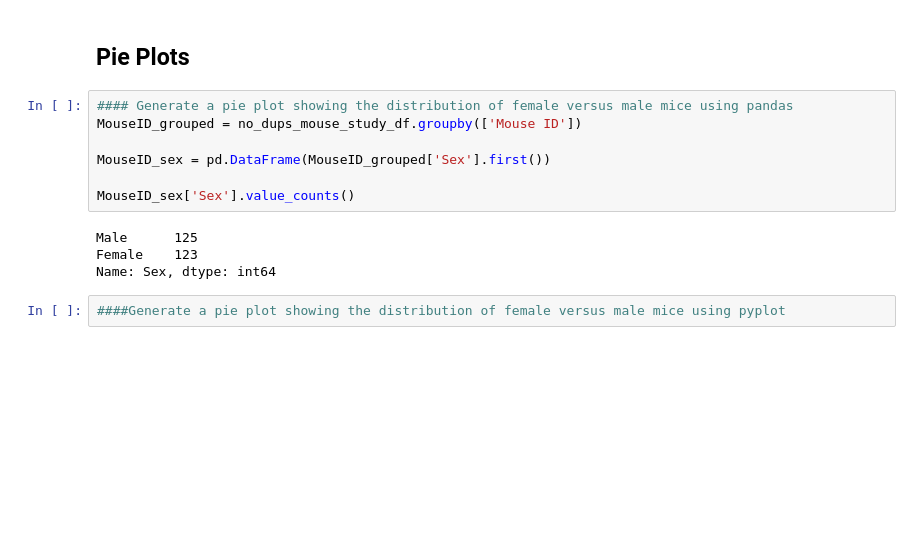
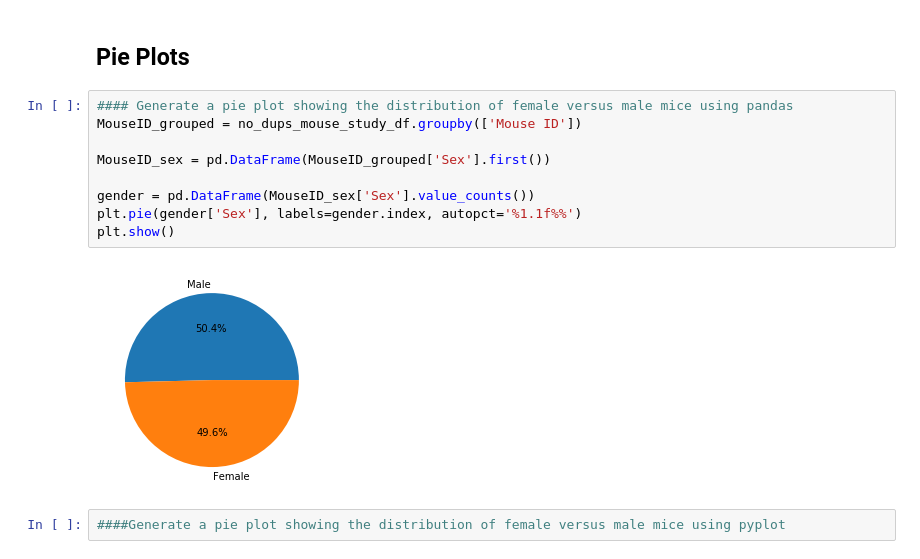
Before and after one commit to Terrence-Cummings/matplotlib-challenge, a Jupyter notebook: Pymaceuticals/pymaceuticals_TC_v1.ipynb, the cells around one changed output. Drawn from its saved outputs; the diff is of its cells as text; blank space fills up the shorter version.

```diff
--- a/Pymaceuticals/pymaceuticals_TC_v1.ipynb
+++ b/Pymaceuticals/pymaceuticals_TC_v1.ipynb
@@ -178,14 +178,14 @@ plt.show()
 # %%
 #### Generate a pie plot showing the distribution of female versus male mice using pandas
 MouseID_grouped = no_dups_mouse_study_df.groupby(['Mouse ID'])
 
 MouseID_sex = pd.DataFrame(MouseID_grouped['Sex'].first())
 
-MouseID_sex['Sex'].value_counts()
+gender = pd.DataFrame(MouseID_sex['Sex'].value_counts())
+plt.pie(gender['Sex'], labels=gender.index, autopct='%1.1f%%')
+plt.show()
 # %% [output]
-Male      125
-Female    123
-Name: Sex, dtype: int64
+[figure, added]
 # %%
 ####Generate a pie plot showing the distribution of female versus male mice using pyplot
 # %% [markdown]
```
